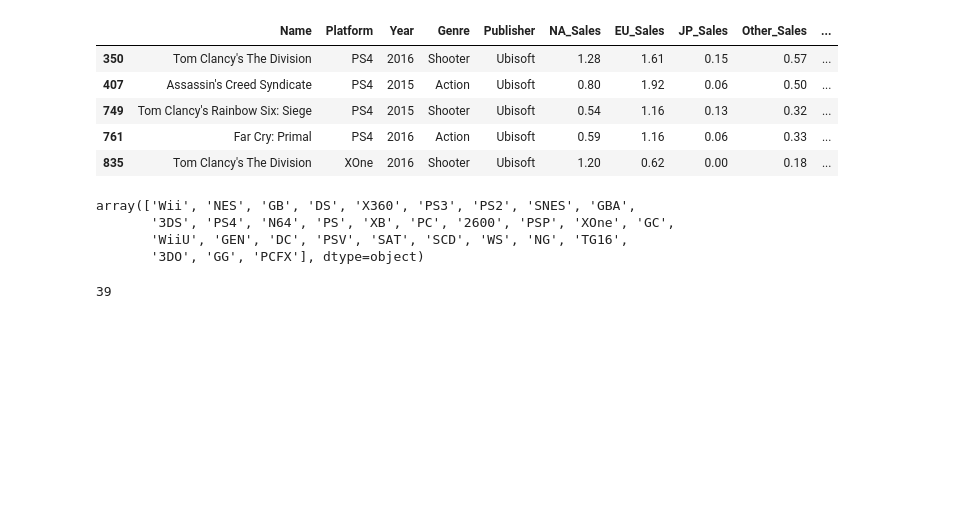
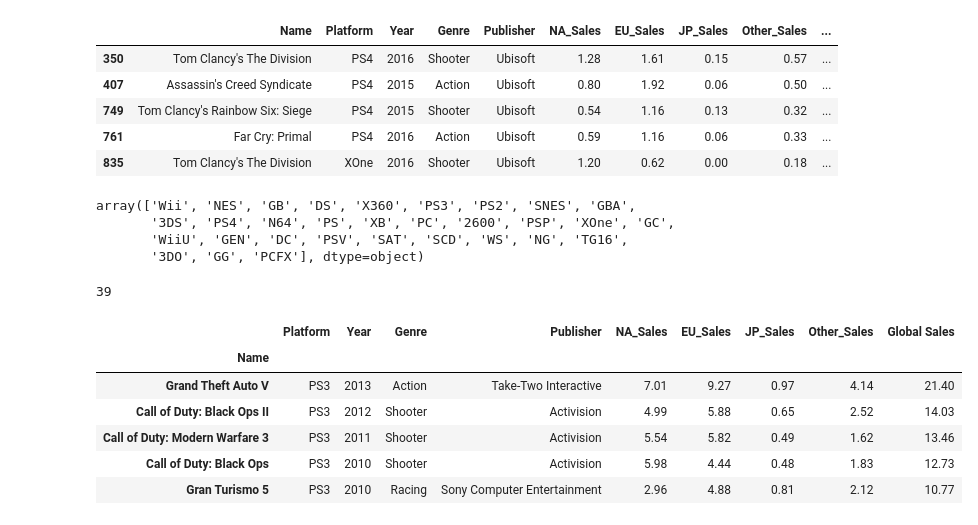
Before and after one commit to klao-thongchan/playground, a Jupyter notebook: sql/pandas tutorial.ipynb, the cells around one changed output. Cells and saved outputs as stored; diff of their text form; code cells hidden in the pictures; blank space fills up the shorter version.

```diff
--- a/sql/pandas tutorial.ipynb
+++ b/sql/pandas tutorial.ipynb
@@ -214,3 +214,15 @@ df["Year"].nunique()
 # %%
 for i in df.select_dtypes("object"):
     print(df[i].unique())
+# %%
+ps3 = df.query("Platform == 'PS3'")
+ps3.set_index("Name", inplace=True)
+ps3.head()
+# %% [output]
+|  | Platform | Year | Genre | Publisher | NA_Sales | EU_Sales | JP_Sales | Other_Sales | Global Sales |
+| Name |  |  |  |  |  |  |  |  |  |
+| Grand Theft Auto V | PS3 | 2013 | Action | Take-Two Interactive | 7.01 | 9.27 | 0.97 | 4.14 | 21.40 |
+| Call of Duty: Black Ops II | PS3 | 2012 | Shooter | Activision | 4.99 | 5.88 | 0.65 | 2.52 | 14.03 |
+| Call of Duty: Modern Warfare 3 | PS3 | 2011 | Shooter | Activision | 5.54 | 5.82 | 0.49 | 1.62 | 13.46 |
+| Call of Duty: Black Ops | PS3 | 2010 | Shooter | Activision | 5.98 | 4.44 | 0.48 | 1.83 | 12.73 |
+| Gran Turismo 5 | PS3 | 2010 | Racing | Sony Computer Entertainment | 2.96 | 4.88 | 0.81 | 2.12 | 10.77 |
```
Also changed, not shown: parts of 2 cells of this notebook.
